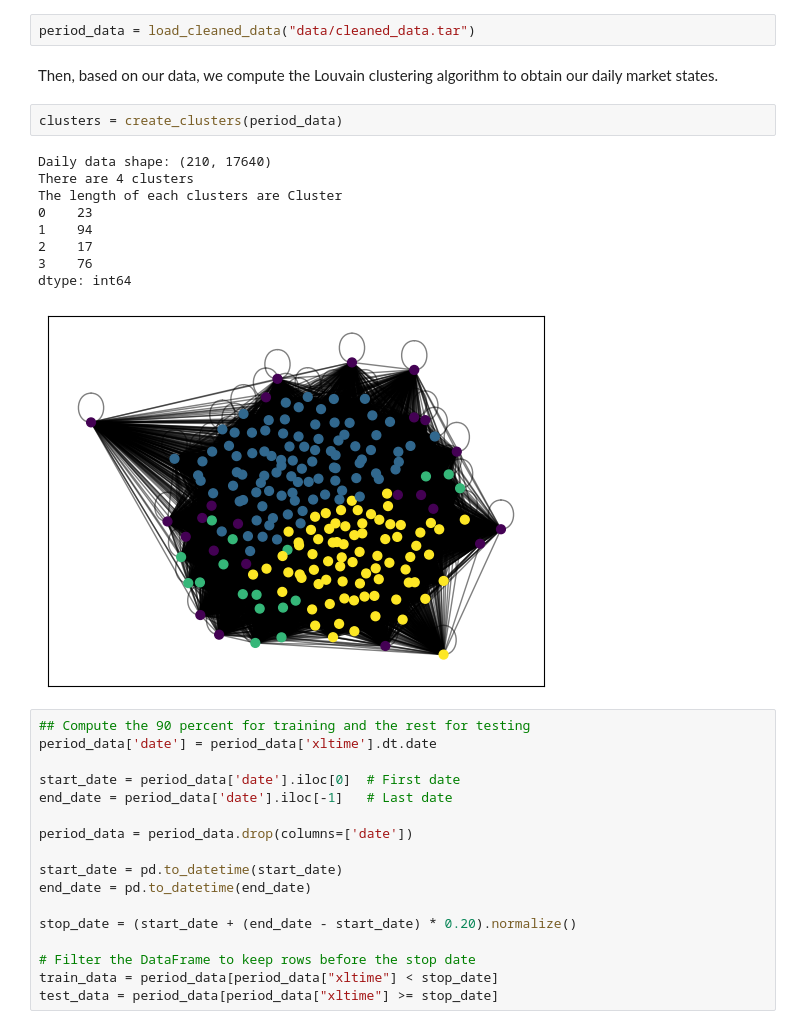
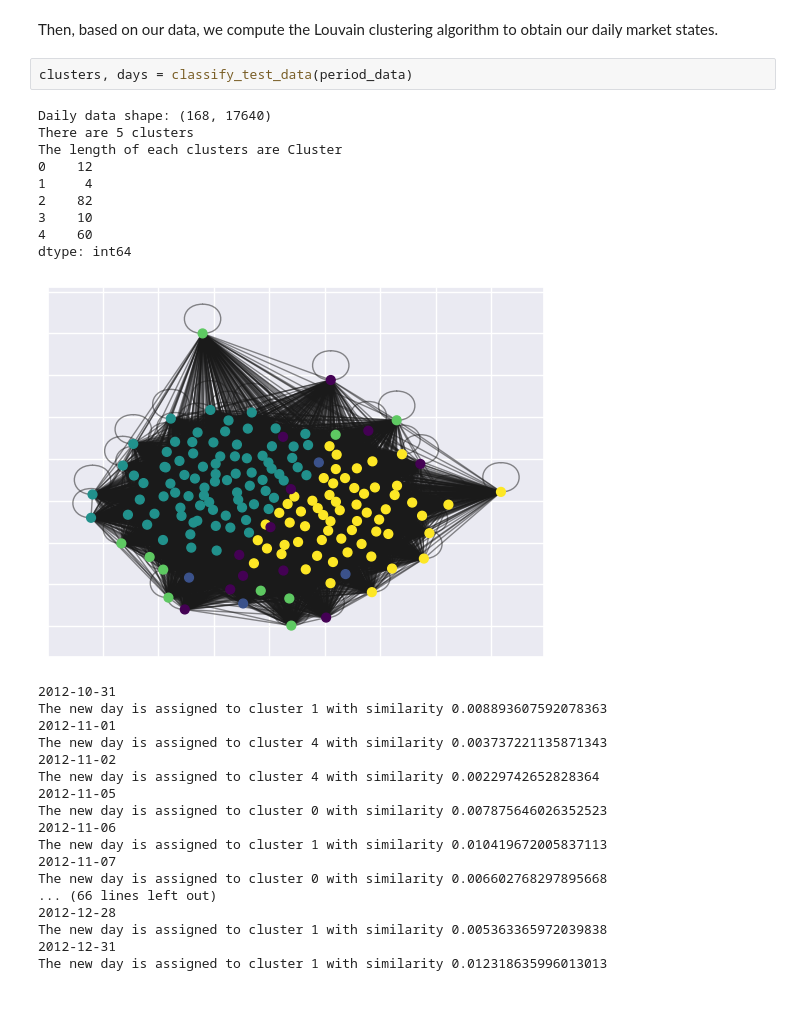
Before and after one commit to PH-14/FBD_2024_GroupE, a Jupyter notebook: main.ipynb, the cells around one changed output. Drawn from its saved outputs; the diff is of its cells as text; blank space fills up the shorter version.

Commit message:
cleaned

```diff
--- a/main.ipynb
+++ b/main.ipynb
@@ -14,33 +19,32 @@ period_data = preprocessing(actual_filename)
-# %%
-period_data = load_cleaned_data("data/cleaned_data.tar")
 # %% [markdown]
 Then, based on our data, we compute the Louvain clustering algorithm to obtain our daily market states.
 # %%
-clusters = create_clusters(period_data)
+clusters, days = classify_test_data(period_data)
 # %% [output]
-Daily data shape: (210, 17640)
-There are 4 clusters
+Daily data shape: (168, 17640)
+There are 5 clusters
 The length of each clusters are Cluster
-0    23
-1    94
-2    17
-3    76
+0    12
+1     4
+2    82
+3    10
+4    60
 dtype: int64
-[figure, old version]
+[figure, new version]
+2012-10-31
+The new day is assigned to cluster 1 with similarity 0.008893607592078363
+2012-11-01
+The new day is assigned to cluster 4 with similarity 0.003737221135871343
+2012-11-02
+The new day is assigned to cluster 4 with similarity 0.00229742652828364
+2012-11-05
+The new day is assigned to cluster 0 with similarity 0.007875646026352523
+2012-11-06
+The new day is assigned to cluster 1 with similarity 0.010419672005837113
+2012-11-07
+The new day is assigned to cluster 0 with similarity 0.006602768297895668
+... (66 lines left out)
+2012-12-28
+The new day is assigned to cluster 1 with similarity 0.005363365972039838
+2012-12-31
+The new day is assigned to cluster 1 with similarity 0.012318635996013013
-# %%
-## Compute the 90 percent for training and the rest for testing
-period_data['date'] = period_data['xltime'].dt.date
-
-start_date = period_data['date'].iloc[0]  # First date
-end_date = period_data['date'].iloc[-1]   # Last date
-
-period_data = period_data.drop(columns=['date'])
-
-start_date = pd.to_datetime(start_date)
-end_date = pd.to_datetime(end_date)
-
-stop_date = (start_date + (end_date - start_date) * 0.20).normalize()
-
-# Filter the DataFrame to keep rows before the stop date
-train_data = period_data[period_data["xltime"] < stop_date]
-test_data = period_data[period_data["xltime"] >= stop_date]
```
Also changed, not shown: parts of 5 cells of this notebook, 8 other files.
